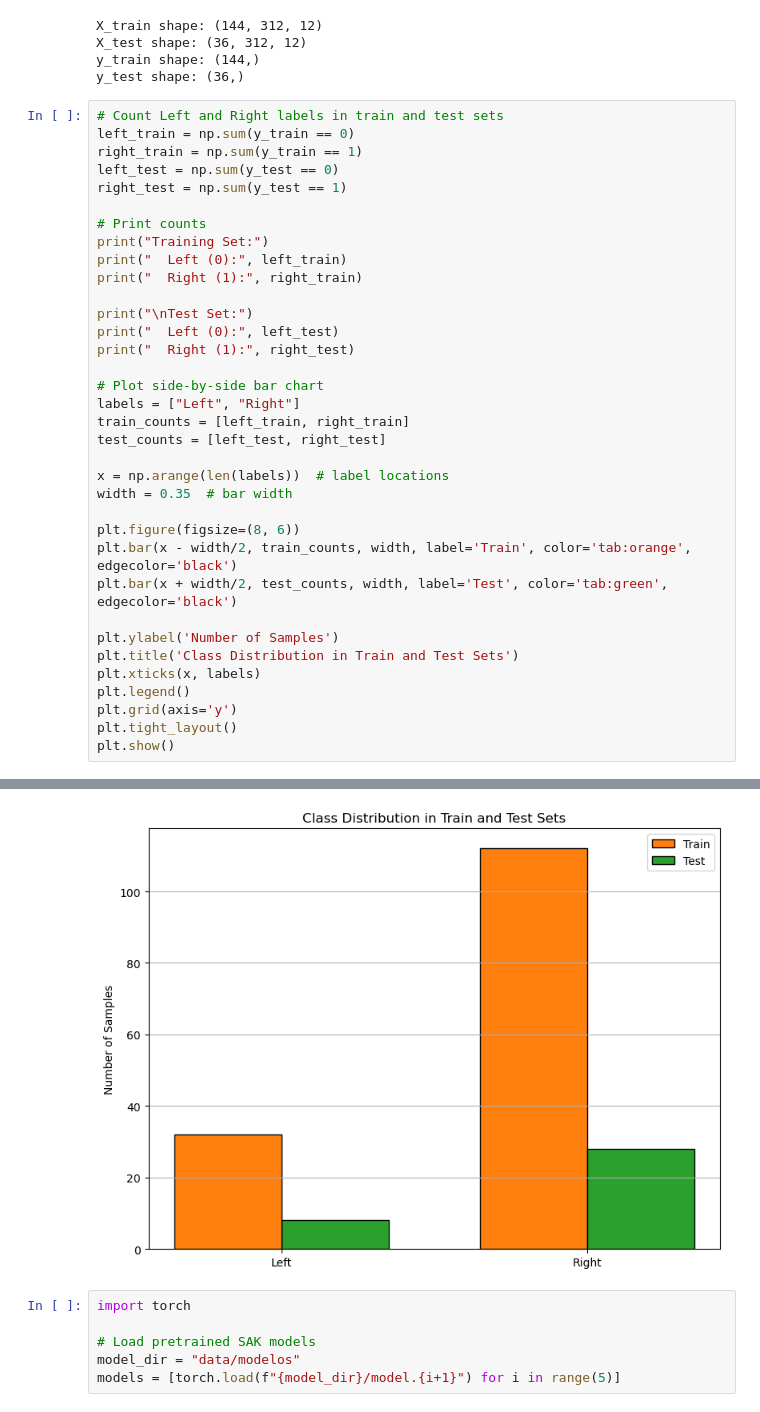
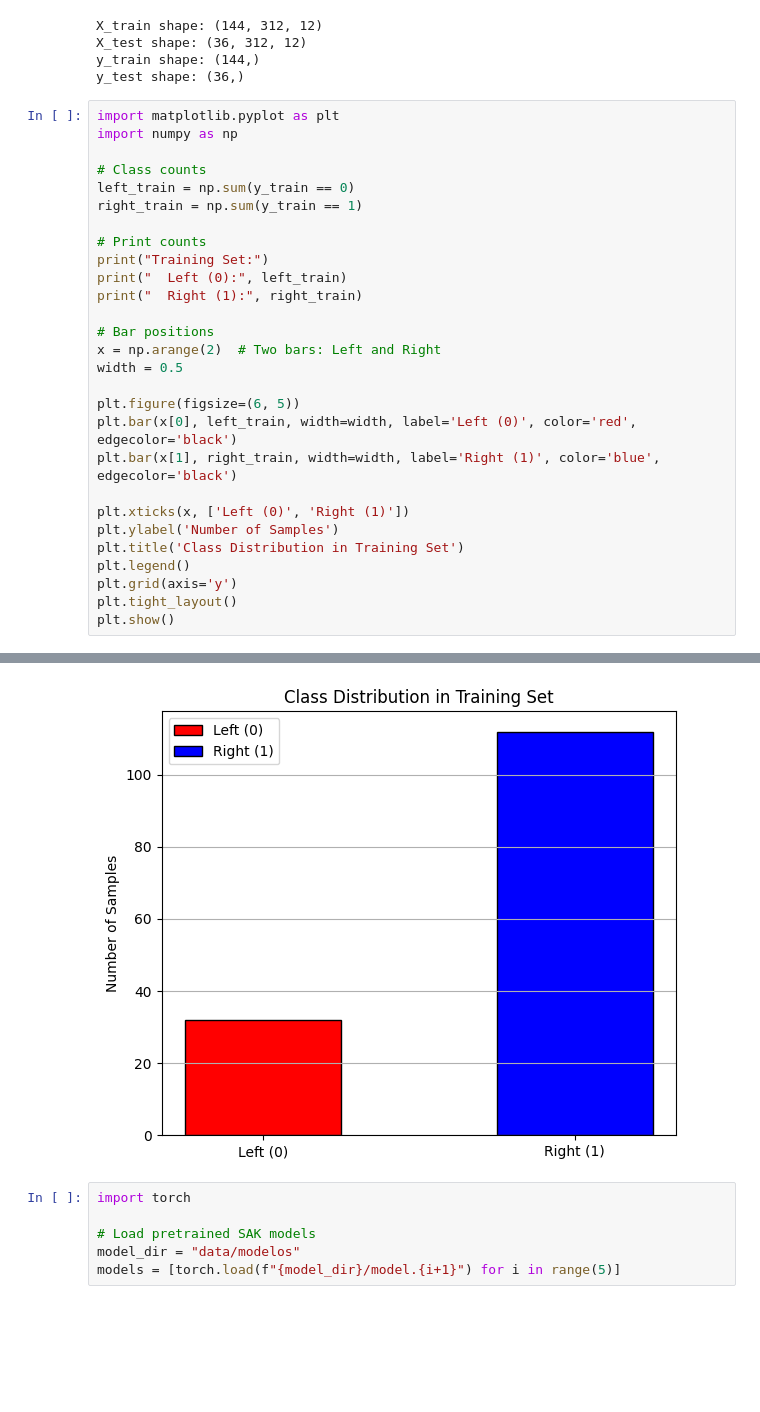
Before and after one commit to taniapazospuig/compbiomed-seminars, a Jupyter notebook: 01_small_dataset_preprocessing.ipynb, the cells around one changed output, grey strips where cells are left out. Cells and saved outputs as stored; diff of their text form; blank space fills up the shorter version.

Commit message:
histogram fixed

```diff
--- a/01_small_dataset_preprocessing.ipynb
+++ b/01_small_dataset_preprocessing.ipynb
@@ -397,36 +397,29 @@ X_test shape: (36, 312, 12)
 y_train shape: (144,)
 y_test shape: (36,)
 # %%
-# Count Left and Right labels in train and test sets
+import matplotlib.pyplot as plt
+import numpy as np
+
+# Class counts
 left_train = np.sum(y_train == 0)
 right_train = np.sum(y_train == 1)
-left_test = np.sum(y_test == 0)
-right_test = np.sum(y_test == 1)
 
 # Print counts
 print("Training Set:")
 print("  Left (0):", left_train)
 print("  Right (1):", right_train)
 
-print("\nTest Set:")
-print("  Left (0):", left_test)
-print("  Right (1):", right_test)
+# Bar positions
+x = np.arange(2)  # Two bars: Left and Right
+width = 0.5
 
-# Plot side-by-side bar chart
-labels = ["Left", "Right"]
-train_counts = [left_train, right_train]
-test_counts = [left_test, right_test]
+plt.figure(figsize=(6, 5))
+plt.bar(x[0], left_train, width=width, label='Left (0)', color='red', edgecolor='black')
+plt.bar(x[1], right_train, width=width, label='Right (1)', color='blue', edgecolor='black')
 
-x = np.arange(len(labels))  # label locations
-width = 0.35  # bar width
-
-plt.figure(figsize=(8, 6))
-plt.bar(x - width/2, train_counts, width, label='Train', color='tab:orange', edgecolor='black')
-plt.bar(x + width/2, test_counts, width, label='Test', color='tab:green', edgecolor='black')
-
+plt.xticks(x, ['Left (0)', 'Right (1)'])
 plt.ylabel('Number of Samples')
-plt.title('Class Distribution in Train and Test Sets')
-plt.xticks(x, labels)
+plt.title('Class Distribution in Training Set')
 plt.legend()
 plt.grid(axis='y')
 plt.tight_layout()
@@ -442,4 +431,4 @@ Test Set:
-[figure, old version]
+[figure, new version]
 # %%
 import torch
 
```
Also changed, not shown: parts of 1 cell of this notebook.
